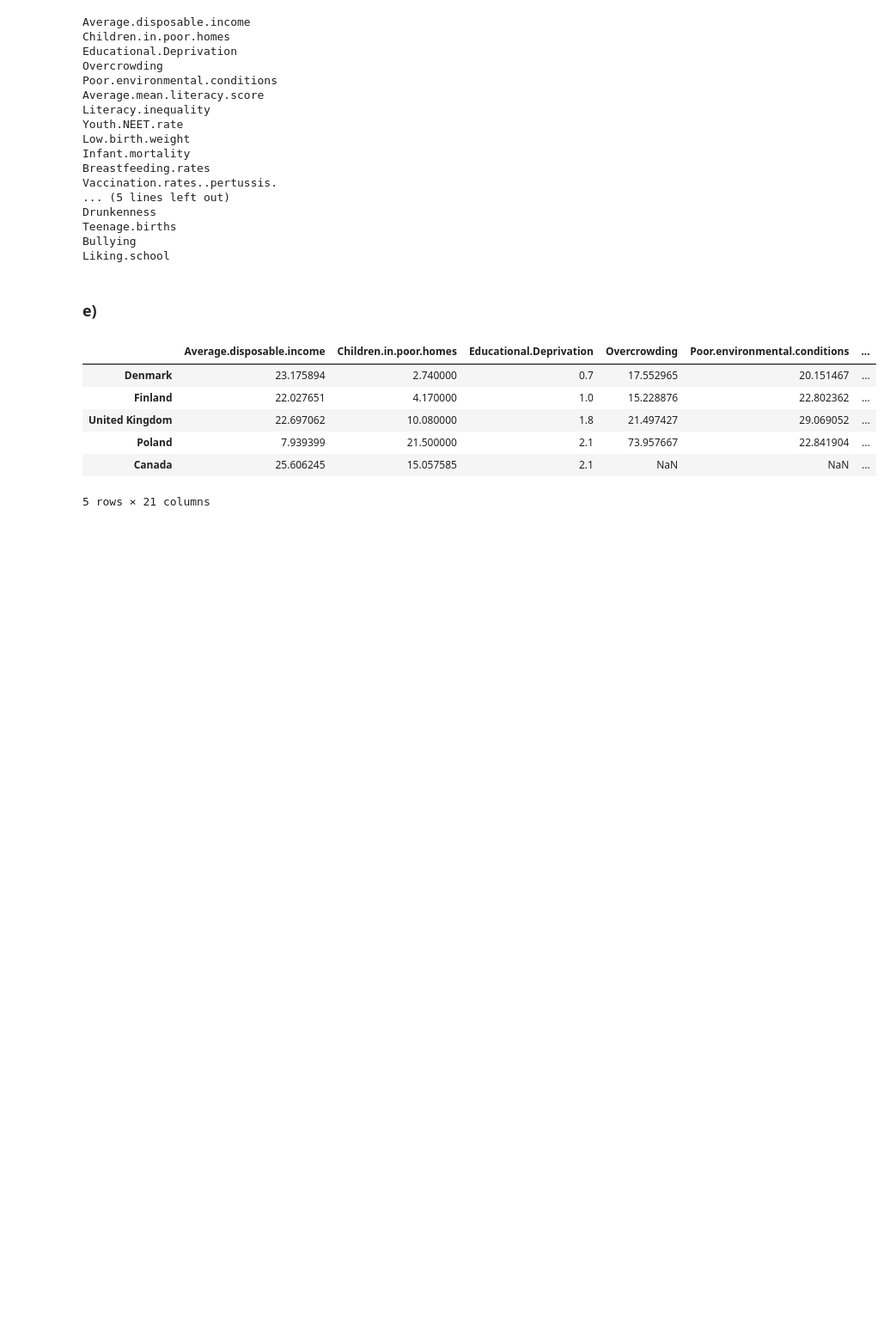
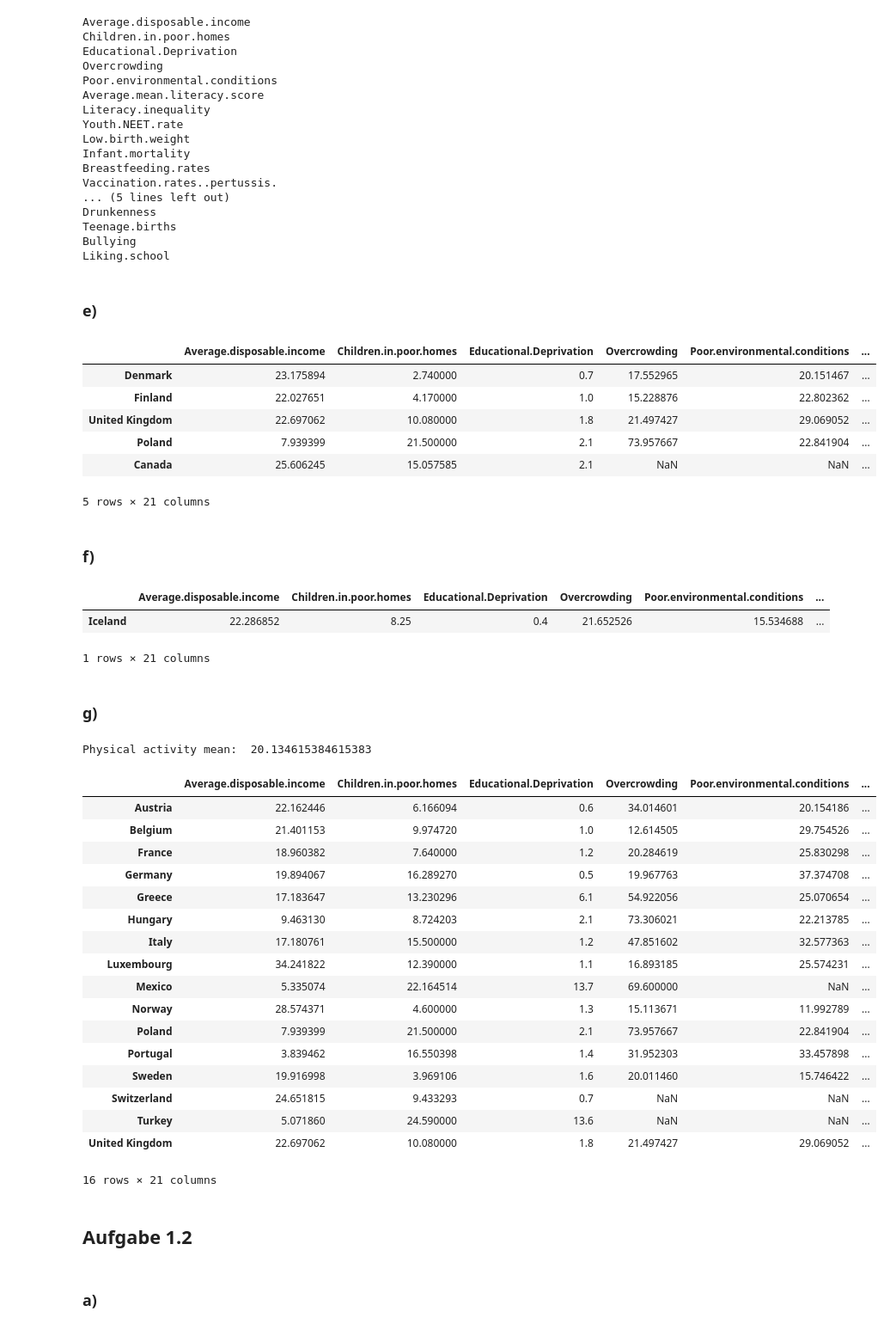
Before and after one commit to timofurrer/hslu-stat, a Jupyter notebook: exercises/series_01/Series_01.ipynb, the cells around one changed output. Shown at 86% size. Cells and saved outputs as stored; diff of their text form; code cells hidden in the pictures; blank space fills up the shorter version.

```diff
--- a/exercises/series_01/Series_01.ipynb
+++ b/exercises/series_01/Series_01.ipynb
@@ -73,3 +76,43 @@ drunk.head()
 | Poland | 7.939399 | 21.500000 | 2.1 | 73.957667 | 22.841904 | ... |
 | Canada | 25.606245 | 15.057585 | 2.1 | NaN | NaN | ... |
 5 rows × 21 columns
+# %% [markdown]
+### f)
+# %%
+infant_mortality = df.nsmallest(n=1, columns="Infant.mortality")
+infant_mortality
+# %% [output]
+|  | Average.disposable.income | Children.in.poor.homes | Educational.Deprivation | Overcrowding | Poor.environmental.conditions | ... |
+| Iceland | 22.286852 | 8.25 | 0.4 | 21.652526 | 15.534688 | ... |
+1 rows × 21 columns
+# %% [markdown]
+### g)
+# %%
+physical_activity_mean = df["Physical.activity"].mean()
+print("Physical activity mean: ", physical_activity_mean)
+physical_activity_lt_mean = df.loc[df["Physical.activity"] < physical_activity_mean, :]
+physical_activity_lt_mean
+# %% [output]
+Physical activity mean:  20.134615384615383
+|  | Average.disposable.income | Children.in.poor.homes | Educational.Deprivation | Overcrowding | Poor.environmental.conditions | ... |
+| Austria | 22.162446 | 6.166094 | 0.6 | 34.014601 | 20.154186 | ... |
+| Belgium | 21.401153 | 9.974720 | 1.0 | 12.614505 | 29.754526 | ... |
+| France | 18.960382 | 7.640000 | 1.2 | 20.284619 | 25.830298 | ... |
+| Germany | 19.894067 | 16.289270 | 0.5 | 19.967763 | 37.374708 | ... |
+| Greece | 17.183647 | 13.230296 | 6.1 | 54.922056 | 25.070654 | ... |
+| Hungary | 9.463130 | 8.724203 | 2.1 | 73.306021 | 22.213785 | ... |
+| Italy | 17.180761 | 15.500000 | 1.2 | 47.851602 | 32.577363 | ... |
+| Luxembourg | 34.241822 | 12.390000 | 1.1 | 16.893185 | 25.574231 | ... |
+| Mexico | 5.335074 | 22.164514 | 13.7 | 69.600000 | NaN | ... |
+| Norway | 28.574371 | 4.600000 | 1.3 | 15.113671 | 11.992789 | ... |
+| Poland | 7.939399 | 21.500000 | 2.1 | 73.957667 | 22.841904 | ... |
+| Portugal | 3.839462 | 16.550398 | 1.4 | 31.952303 | 33.457898 | ... |
+| Sweden | 19.916998 | 3.969106 | 1.6 | 20.011460 | 15.746422 | ... |
+| Switzerland | 24.651815 | 9.433293 | 0.7 | NaN | NaN | ... |
+| Turkey | 5.071860 | 24.590000 | 13.6 | NaN | NaN | ... |
+| United Kingdom | 22.697062 | 10.080000 | 1.8 | 21.497427 | 29.069052 | ... |
+16 rows × 21 columns
+# %% [markdown]
+## Aufgabe 1.2
+# %% [markdown]
+### a)
```
Also changed, not shown: parts of 48 cells of this notebook.
